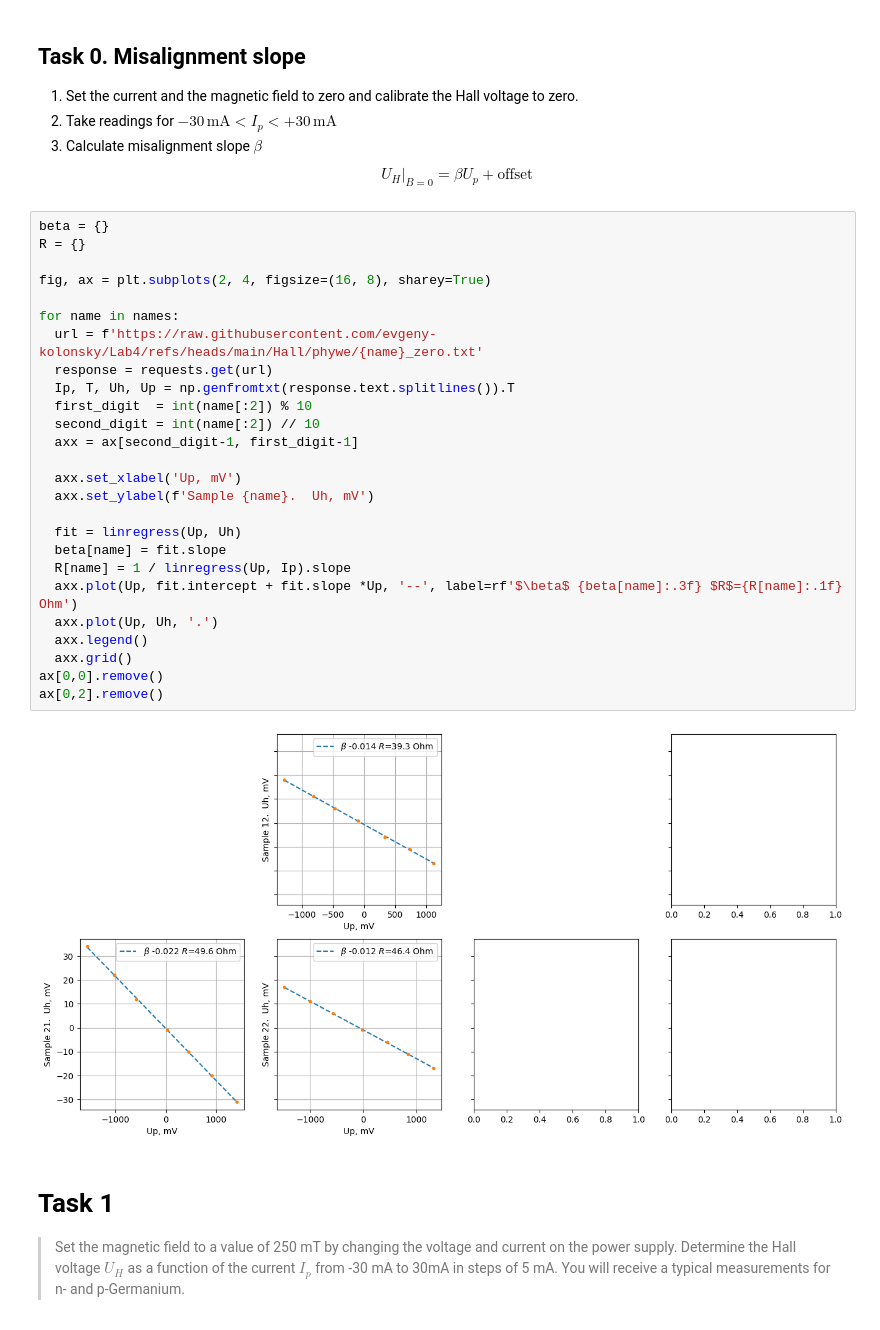
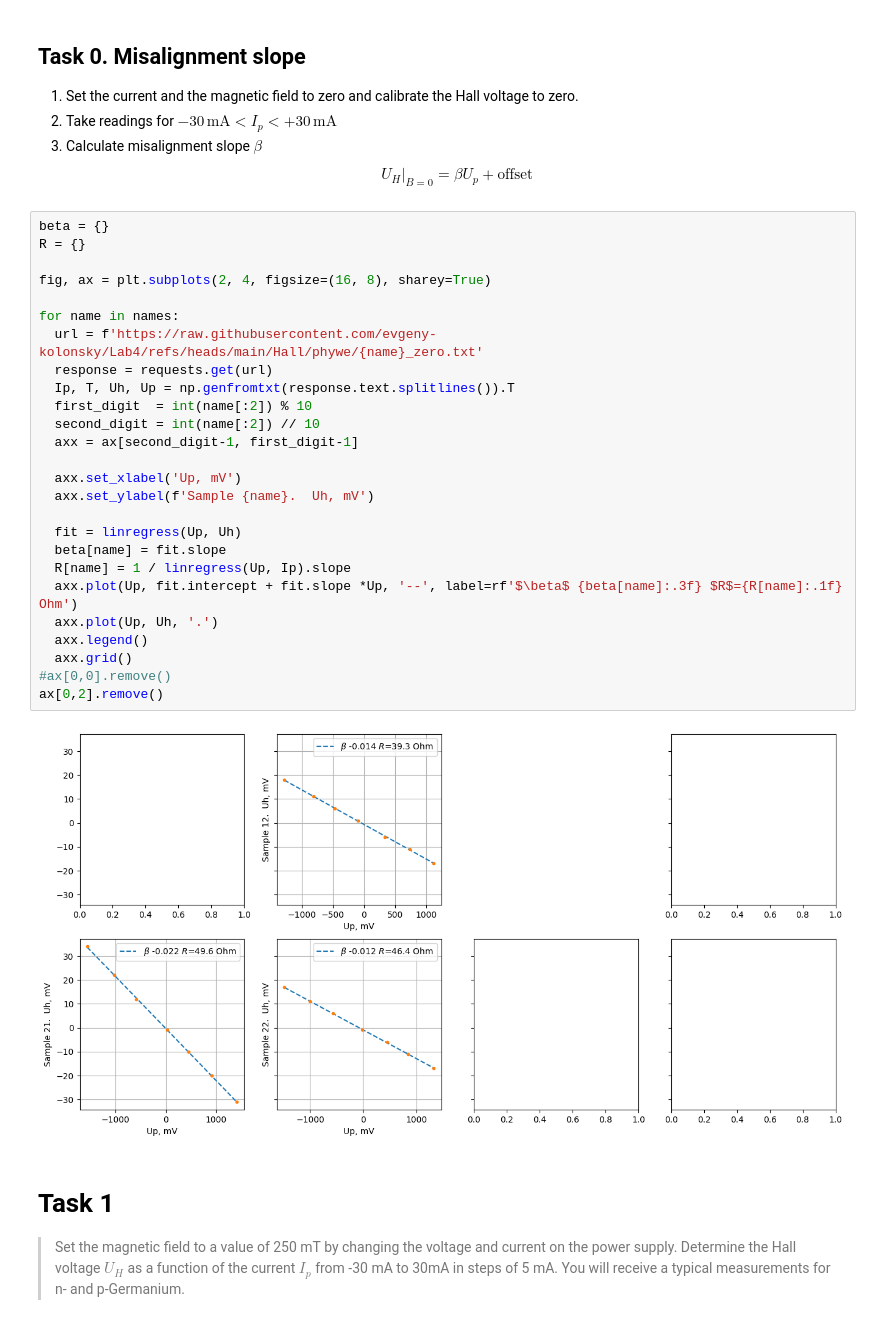
Before and after one commit to evgeny-kolonsky/Lab4, a Jupyter notebook: Hall/phywe/Hall_phywe.ipynb, the cells around one changed output. Drawn from its saved outputs; the diff is of its cells as text.

```diff
--- a/Hall/phywe/Hall_phywe.ipynb
+++ b/Hall/phywe/Hall_phywe.ipynb
@@ -82,31 +82,31 @@ $$ U_H|_{B=0} =  \beta U_p + \text{offset} $$
 # %%
 beta = {}
 R = {}
 
 fig, ax = plt.subplots(2, 4, figsize=(16, 8), sharey=True)
 
 for name in names:
   url = f'https://raw.githubusercontent.com/evgeny-kolonsky/Lab4/refs/heads/main/Hall/phywe/{name}_zero.txt'
   response = requests.get(url)
   Ip, T, Uh, Up = np.genfromtxt(response.text.splitlines()).T
   first_digit  = int(name[:2]) % 10
   second_digit = int(name[:2]) // 10
   axx = ax[second_digit-1, first_digit-1]
 
   axx.set_xlabel('Up, mV')
   axx.set_ylabel(f'Sample {name}.  Uh, mV')
 
   fit = linregress(Up, Uh)
   beta[name] = fit.slope
   R[name] = 1 / linregress(Up, Ip).slope
   axx.plot(Up, fit.intercept + fit.slope *Up, '--', label=rf'$\beta$ {beta[name]:.3f} $R$={R[name]:.1f} Ohm')
   axx.plot(Up, Uh, '.')
   axx.legend()
   axx.grid()
-ax[0,0].remove()
+#ax[0,0].remove()
 ax[0,2].remove()
 # %% [output]
-[figure, old version]
+[figure, new version]
 # %% [markdown]
 # Task 1
 
```
Also changed, not shown: parts of 5 cells of this notebook.
